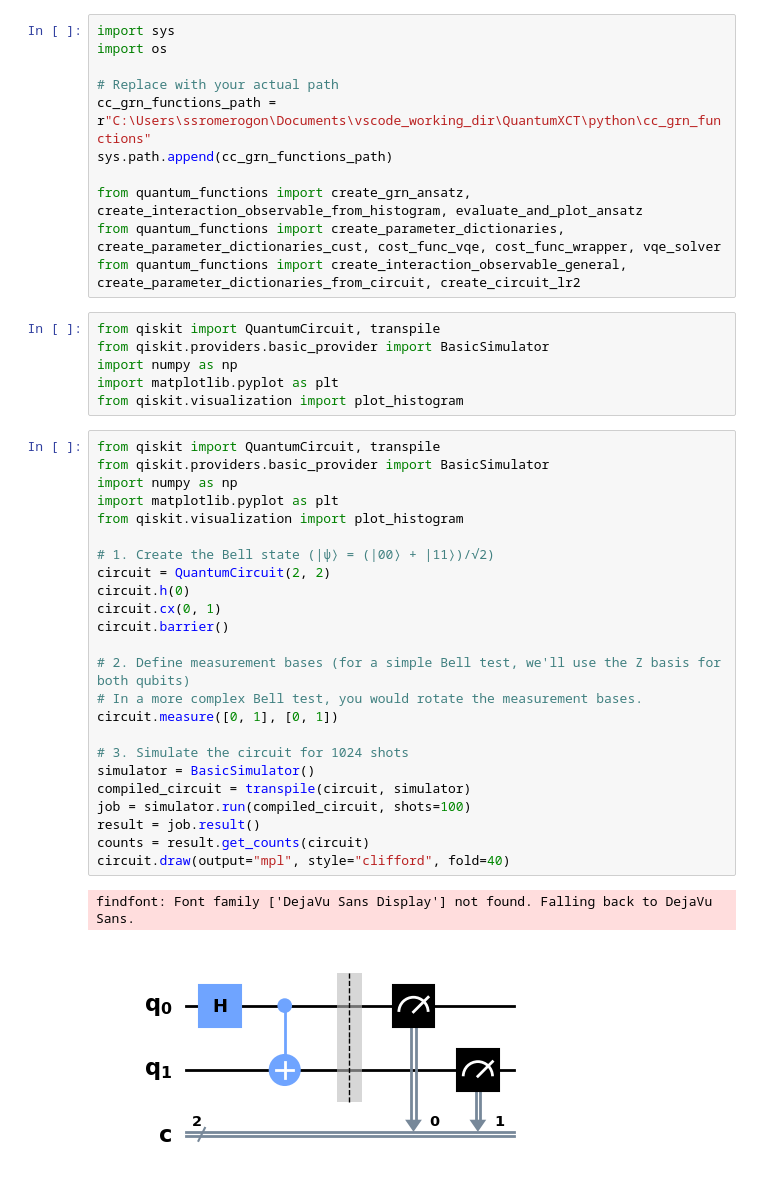
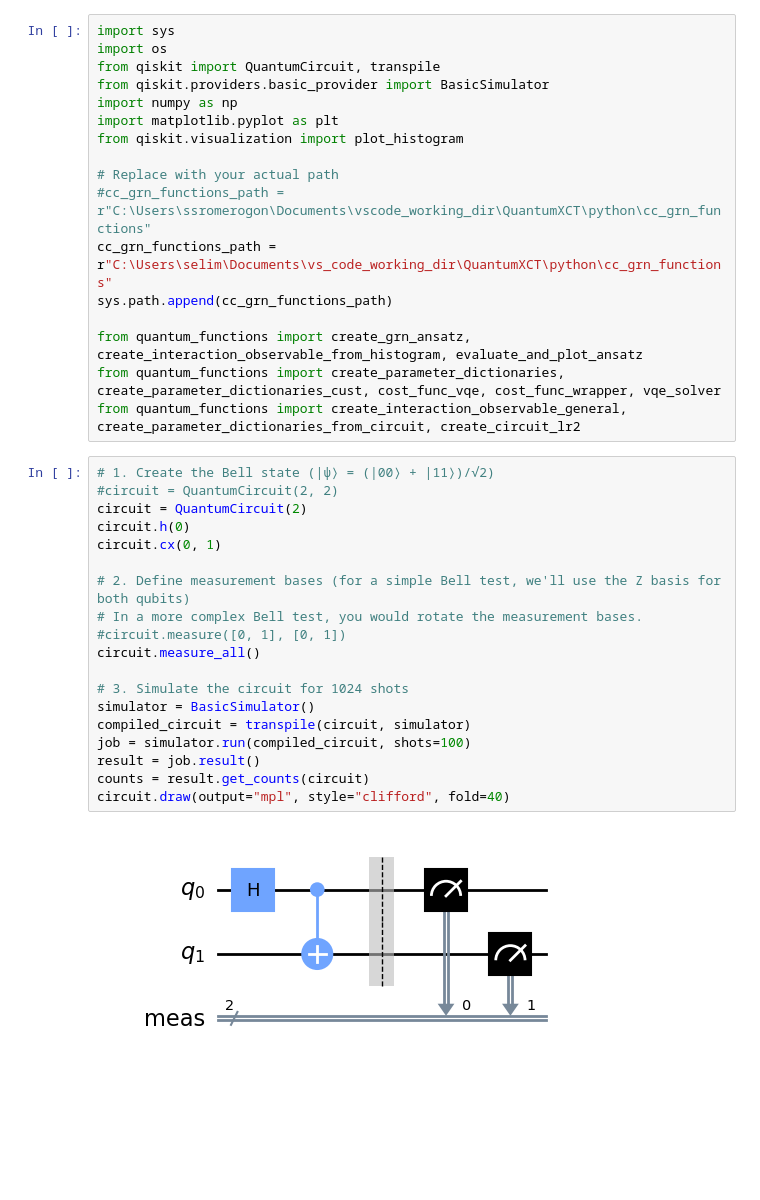
Before and after one commit to cailab-tamu/QuantumXCT, a Jupyter notebook: python/bell_dist_opt.ipynb, the cells around one changed output. Saved outputs shown, nothing was run; the diff lists cells and outputs as text; blank space fills up the shorter version.

```diff
--- a/python/bell_dist_opt.ipynb
+++ b/python/bell_dist_opt.ipynb
@@ -1,47 +1,41 @@
 # %%
 import sys
 import os
+from qiskit import QuantumCircuit, transpile
+from qiskit.providers.basic_provider import BasicSimulator
+import numpy as np
+import matplotlib.pyplot as plt
+from qiskit.visualization import plot_histogram
 
 # Replace with your actual path
-cc_grn_functions_path = r"C:\Users\ssromerogon\Documents\vscode_working_dir\QuantumXCT\python\cc_grn_functions"
+#cc_grn_functions_path = r"C:\Users\ssromerogon\Documents\vscode_working_dir\QuantumXCT\python\cc_grn_functions"
+cc_grn_functions_path = r"C:\Users\selim\Documents\vs_code_working_dir\QuantumXCT\python\cc_grn_functions"
 sys.path.append(cc_grn_functions_path)
 
 from quantum_functions import create_grn_ansatz, create_interaction_observable_from_histogram, evaluate_and_plot_ansatz
 from quantum_functions import create_parameter_dictionaries, create_parameter_dictionaries_cust, cost_func_vqe, cost_func_wrapper, vqe_solver
 from quantum_functions import create_interaction_observable_general, create_parameter_dictionaries_from_circuit, create_circuit_lr2
-# %%
-from qiskit import QuantumCircuit, transpile
-from qiskit.providers.basic_provider import BasicSimulator
-import numpy as np
-import matplotlib.pyplot as plt
-from qiskit.visualization import plot_histogram
 # %%
-from qiskit import QuantumCircuit, transpile
-from qiskit.providers.basic_provider import BasicSimulator
-import numpy as np
-import matplotlib.pyplot as plt
-from qiskit.visualization import plot_histogram
-
 # 1. Create the Bell state (|ψ⟩ = (|00⟩ + |11⟩)/√2)
-circuit = QuantumCircuit(2, 2)
+#circuit = QuantumCircuit(2, 2)
+circuit = QuantumCircuit(2)
 circuit.h(0)
 circuit.cx(0, 1)
-circuit.barrier()
 
 # 2. Define measurement bases (for a simple Bell test, we'll use the Z basis for both qubits)
 # In a more complex Bell test, you would rotate the measurement bases.
-circuit.measure([0, 1], [0, 1])
+#circuit.measure([0, 1], [0, 1])
+circuit.measure_all()
 
 # 3. Simulate the circuit for 1024 shots
 simulator = BasicSimulator()
 compiled_circuit = transpile(circuit, simulator)
 job = simulator.run(compiled_circuit, shots=100)
 result = job.result()
 counts = result.get_counts(circuit)
 circuit.draw(output="mpl", style="clifford", fold=40)
 # %% [output]
-findfont: Font family ['DejaVu Sans Display'] not found. Falling back to DejaVu Sans.
-[figure, old version]
+[figure, new version]
 # %%
 histogram_data = counts
 hist_plt = plot_histogram(counts)
```
Also changed, not shown: parts of 26 cells of this notebook, 1 other file.
